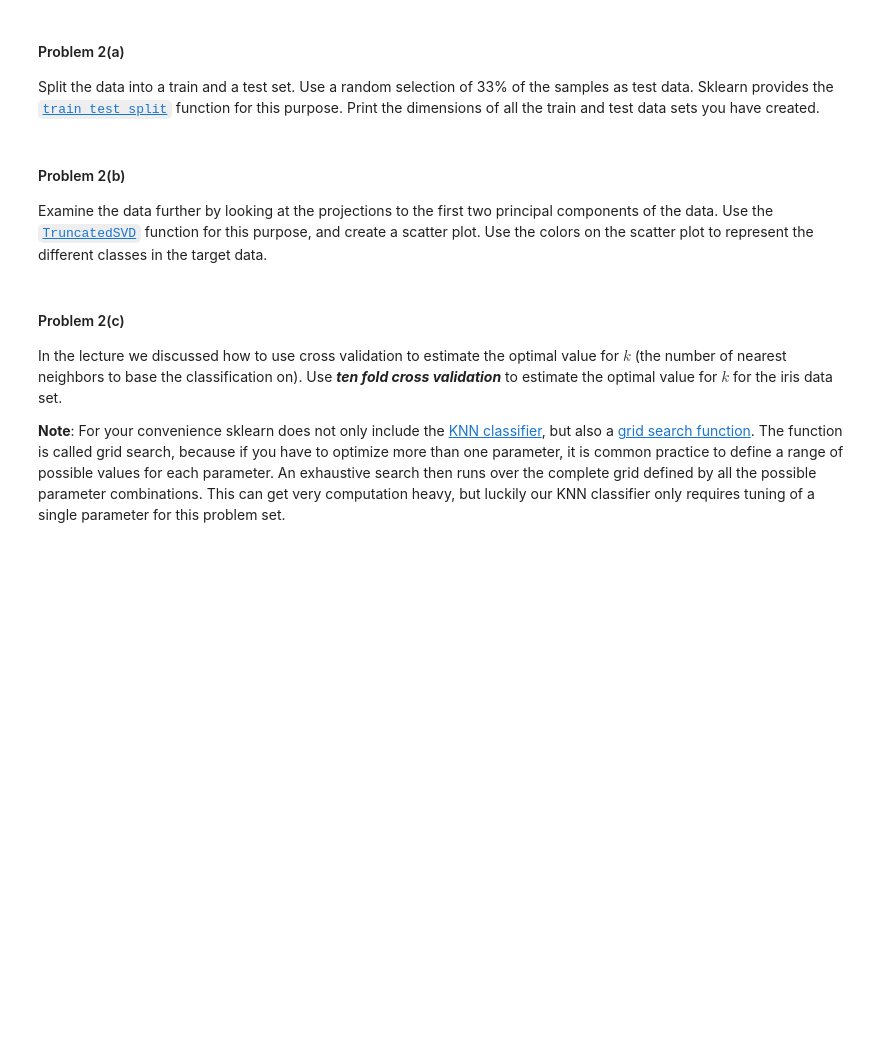
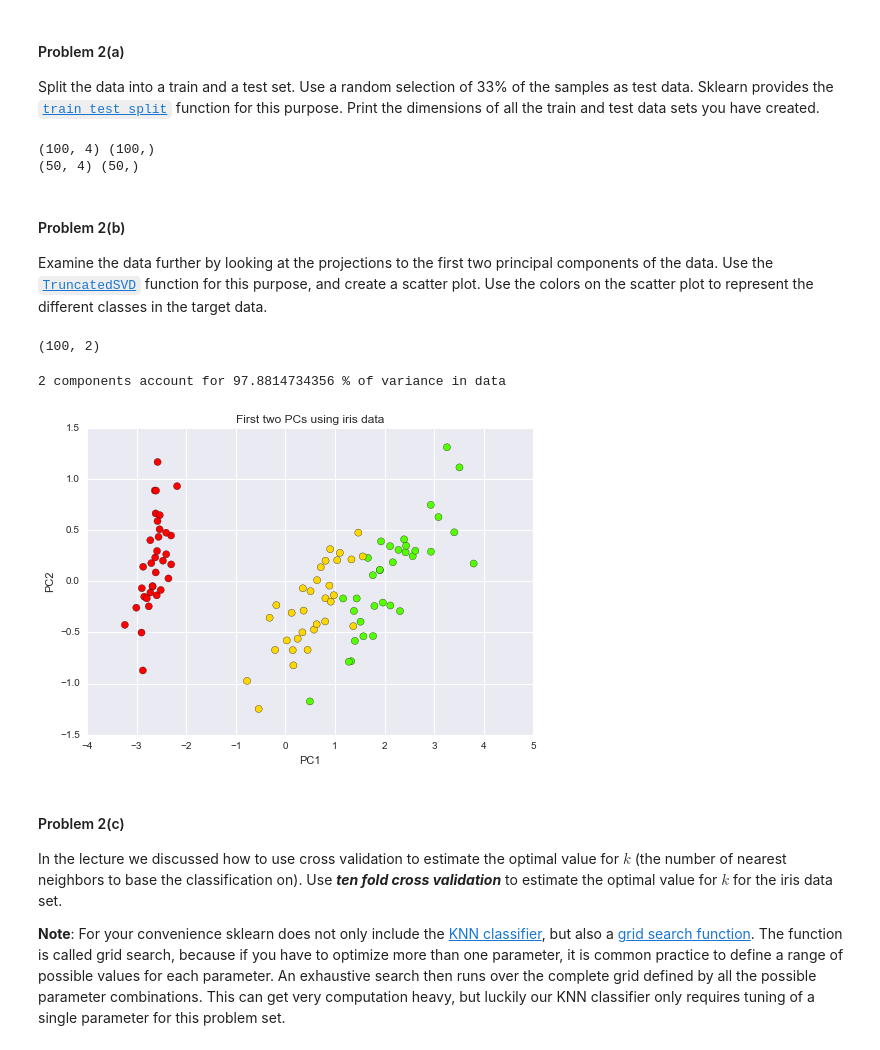
Before and after one commit to suyashSax/CS-109, a Jupyter notebook: Week 7/HW 3 - Prediction and Classification.ipynb, the cells around one changed output. Saved outputs shown, nothing was run; the diff lists cells and outputs as text; code cells hidden in the pictures; blank space fills up the shorter version.

```diff
--- a/Week 7/HW 3 - Prediction and Classification.ipynb
+++ b/Week 7/HW 3 - Prediction and Classification.ipynb
@@ -641,3 +628,13 @@ Split the data into a train and a test set. Use a random selection of 33% of the
+# %%
+### Your code here ###
+from sklearn.model_selection import train_test_split
+X_train, X_test, y_train, y_test = train_test_split(X, Y, test_size=0.33)
+
+print X_train.shape, y_train.shape
+print X_test.shape, y_test.shape
+# %% [output]
+(100, 4) (100,)
+(50, 4) (50,)
 # %% [markdown]
 #### Problem 2(b)
 
@@ -647,3 +642,30 @@ Examine the data further by looking at the projections to the first two principa
+# %%
+# Remember to Normalize before PCA -> Can be easily skewed by scale!
+def normit(x, axis=0):
+    return x - np.mean(x, axis=axis)
+# %%
+### Your code here ###
+from sklearn.decomposition import TruncatedSVD
+svd = TruncatedSVD()
+
+X_train_normal = normit(X_train)
+X_fit = svd.fit_transform(X_train_normal)
+
+print X_fit.shape
+# %% [output]
+(100, 2)
+# %%
+print "2 components account for", svd.explained_variance_ratio_.sum()*100, "% of variance in data"
+# %% [output]
+2 components account for 97.8814734356 % of variance in data
+# %%
+plt.scatter(X_fit[:,0], X_fit[:,1], c=y_train, s = 50, cmap=plt.cm.prism)
+plt.xlabel('PC1')
+plt.ylabel('PC2')
+plt.title('First two PCs using iris data')
+plt.show()
+# %% [output]
+[figure, added]
 # %% [markdown]
 #### Problem 2(c)
 
```
Also changed, not shown: parts of 24 cells of this notebook.
